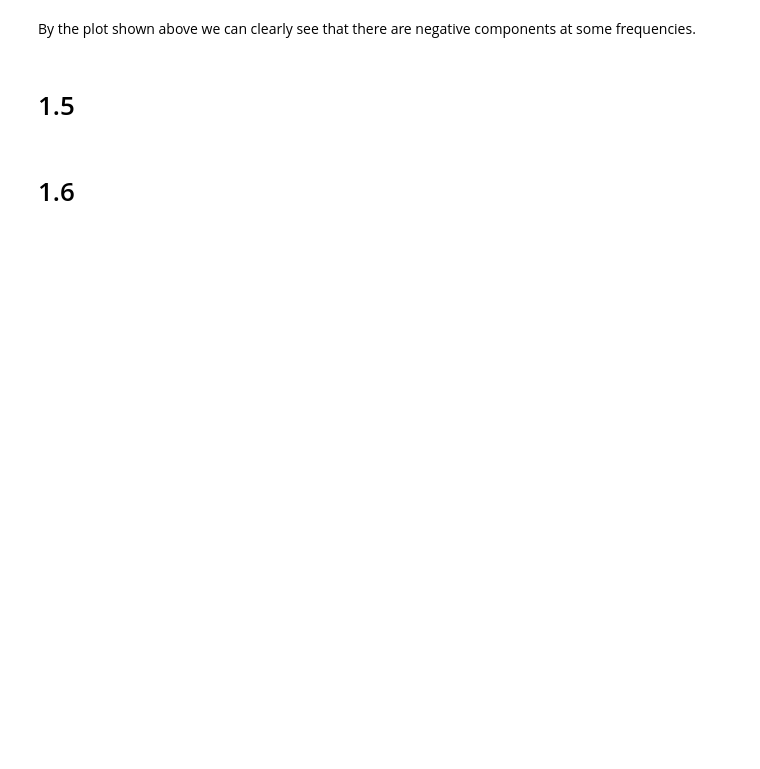
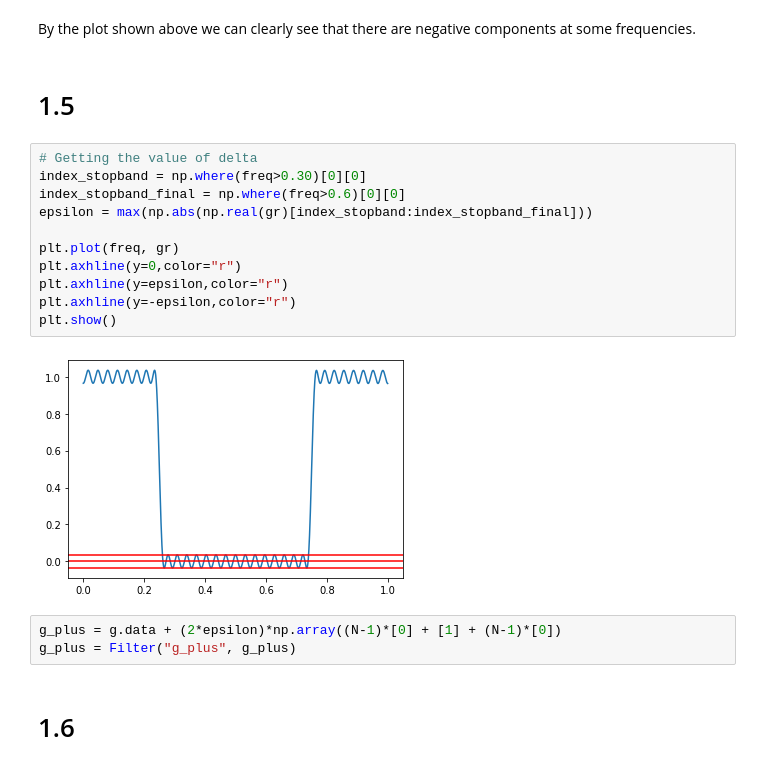
Before and after one commit to daniel-deutsch/TSIA201, a Jupyter notebook: TP2/main.ipynb, the cells around one changed output. Saved outputs shown, nothing was run; the diff lists cells and outputs as text; blank space fills up the shorter version.

```diff
--- a/TP2/main.ipynb
+++ b/TP2/main.ipynb
@@ -339,5 +341,21 @@ gr.freqz_plot(db=False, absolute=False, yhighlights=[0])
 By the plot shown above we can clearly see that there are negative components at some frequencies.
 # %% [markdown]
 # 1.5
+# %%
+# Getting the value of delta
+index_stopband = np.where(freq>0.30)[0][0]
+index_stopband_final = np.where(freq>0.6)[0][0]
+epsilon = max(np.abs(np.real(gr)[index_stopband:index_stopband_final]))
+
+plt.plot(freq, gr)
+plt.axhline(y=0,color="r")
+plt.axhline(y=epsilon,color="r")
+plt.axhline(y=-epsilon,color="r")
+plt.show()
+# %% [output]
+[figure, added]
+# %%
+g_plus = g.data + (2*epsilon)*np.array((N-1)*[0] + [1] + (N-1)*[0])
+g_plus = Filter("g_plus", g_plus)
 # %% [markdown]
 # 1.6
```
Also changed, not shown: parts of 11 cells of this notebook.
